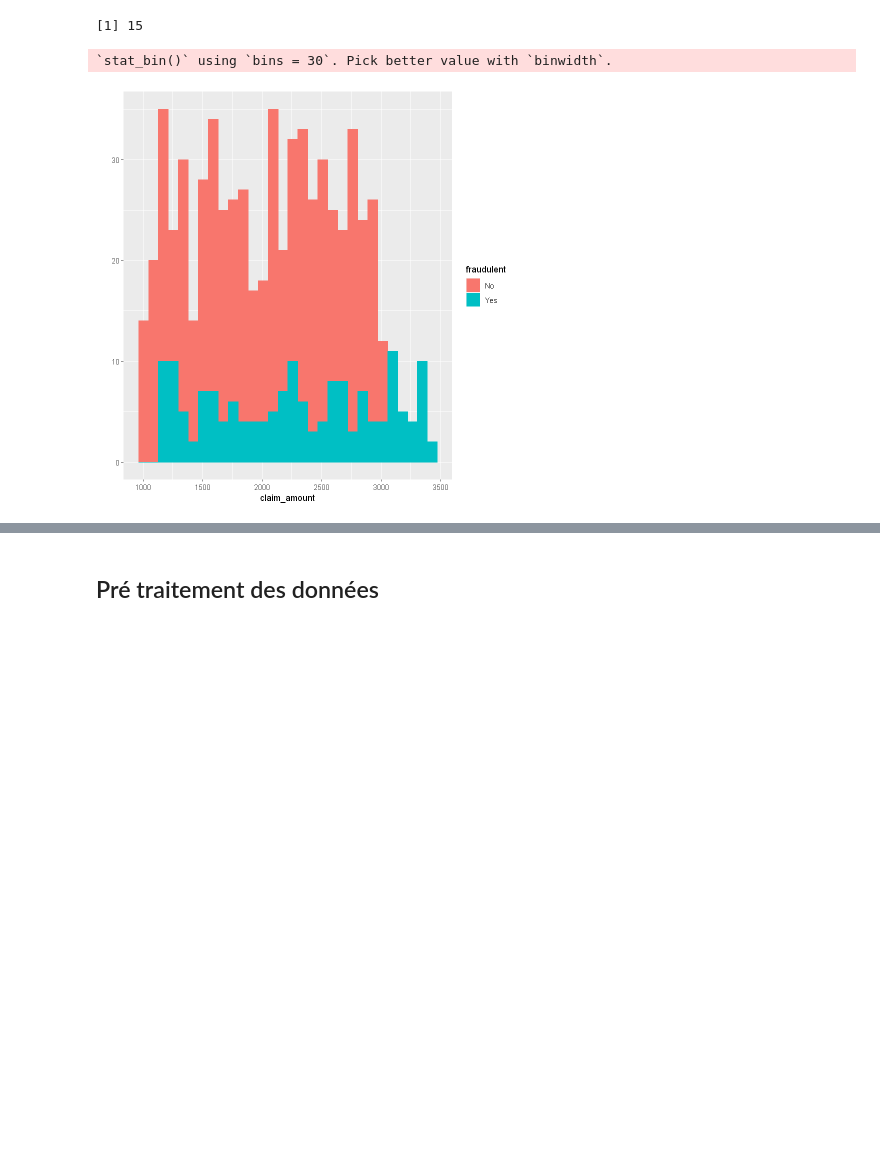
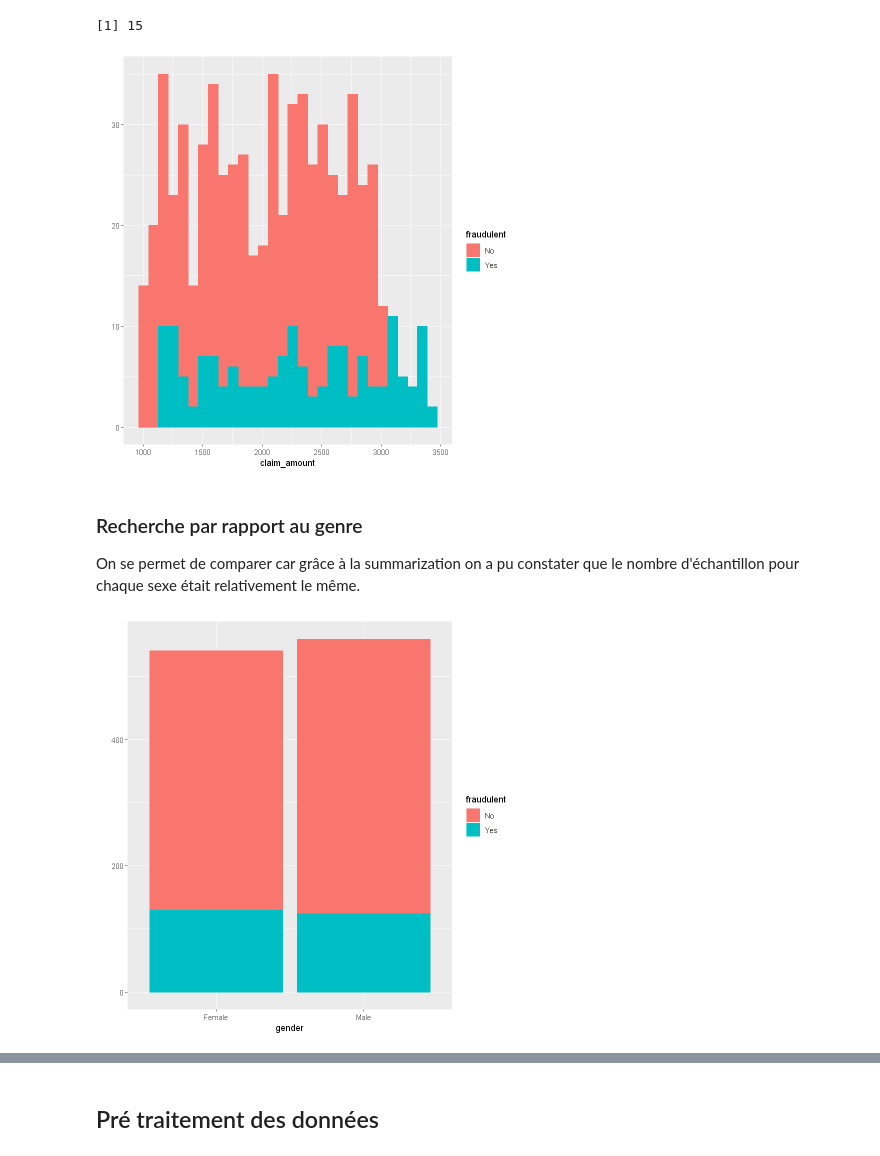
Before and after one commit to MaxGomas/mlanalyse, a Jupyter notebook: main.ipynb, the cells around one changed output, grey strips where cells are left out. Drawn from its saved outputs; the diff is of its cells as text; code cells hidden in the pictures; blank space fills up the shorter version.

```diff
--- a/main.ipynb
+++ b/main.ipynb
@@ -56,7 +80,14 @@ nrow(fraudes[fraudes$claim_amount>43000,])
 [1] 1100
 [1] 15
 # %%
-qplot(claim_amount, data=fraudes[fraudes$claim_amount<10000,], color=fraudulent, fill=fraudulent)
+qplot(claim_amount, data=fraudes[fraudes$claim_amount<10000,], color=fraudulent, fill=fraudulent, bins = 30)
 # %% [output]
-`stat_bin()` using `bins = 30`. Pick better value with `binwidth`.
 [figure]
+# %% [markdown]
+### Recherche par rapport au genre
+
+On se permet de comparer car grâce à la summarization on a pu constater que le nombre d'échantillon pour chaque sexe était relativement le même.
+# %%
+qplot(gender, data=fraudes, color=fraudulent, fill=fraudulent)
+# %% [output]
+[figure, added]
```
Also changed, not shown: parts of 44 cells of this notebook.
